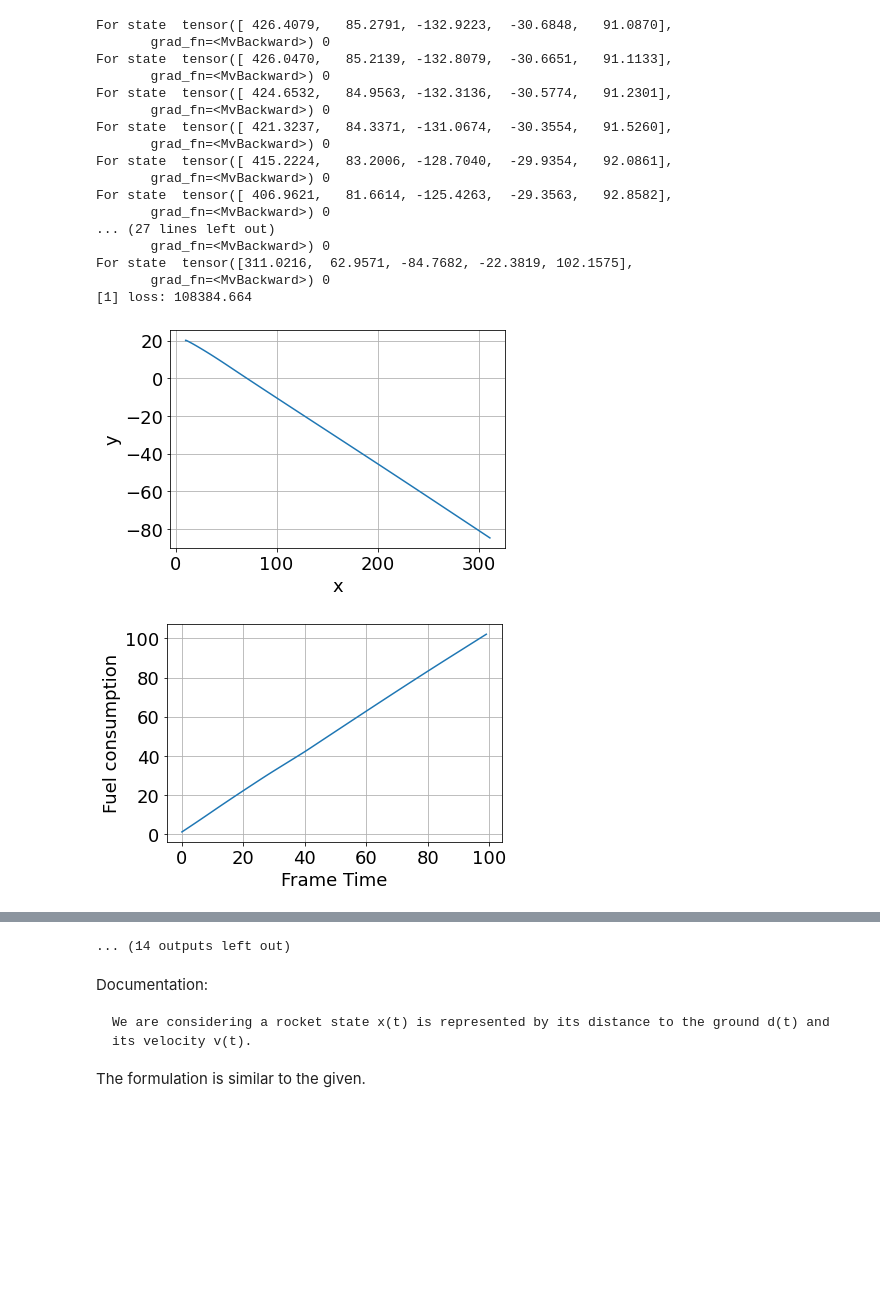
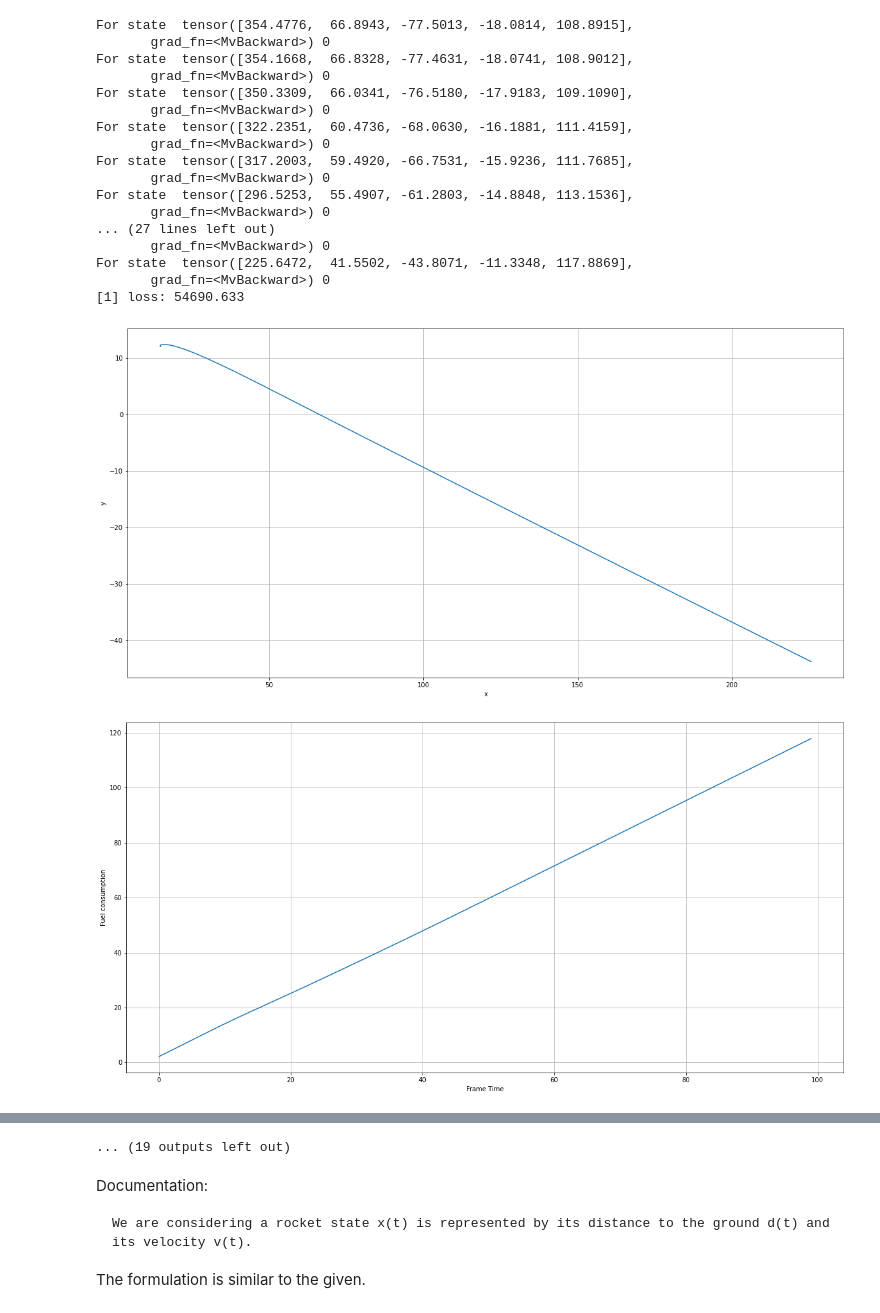
Before and after one commit to Yoneshwar/MAE-598-Design-Optimizations-Class-works, a Jupyter notebook: Project 1 NEW.ipynb, the cells around one changed output, grey strips where cells are left out. Saved outputs shown, nothing was run; the diff lists cells and outputs as text; code cells hidden in the pictures; blank space fills up the shorter version.

```diff
--- a/Project 1 NEW.ipynb
+++ b/Project 1 NEW.ipynb
@@ -125,8 +129,8 @@ class Simulation(nn.Module):
 
     @staticmethod
     def initialize_state():
-        # initial position of the rocket is set at (10, 20) with zero initial velocity
-        state = [10.0, -2.0, 20.0, 1.0, 0]
+        # initial position of the rocket is set at (15, 12)
+        state = [15, -2.0, 12, 1.0, 1.0]
         return t.tensor(state, requires_grad=False).float()
 
     # calculation of the loss function
@@ -175,6 +179,7 @@ class Optimize:
         q_y1 = data[:, 2]
         plt.xlabel('x')
         plt.ylabel('y')
+        rcParams['figure.figsize'] = 20, 10
         plt.plot(p_x1, q_y1)
         plt.grid()
         plt.show()
@@ -183,6 +188,7 @@ class Optimize:
         fuel = data[:, 4]
         plt.xlabel('Frame Time')
         plt.ylabel('Fuel consumption')
+        rcParams['figure.figsize'] = 20, 10
         plt.plot(tt, fuel, label='fuel')
         plt.grid()
         plt.show()
@@ -192,6 +198,7 @@ class Optimize:
         y_boostery = data1[:, 1]
         plt.xlabel('Frame Time')
         plt.ylabel('THRUST status')
+        rcParams['figure.figsize'] = 20, 10
         plt.plot(tt, x_boosterx, label='thrust in x position')
         plt.plot(tt, y_boostery, label='thrust in y position')
         plt.grid()
@@ -201,6 +208,7 @@ class Optimize:
         v_y = data[:, 3]
         plt.xlabel('Frame Time')
         plt.ylabel('VELOCITY (m/s)')
+        rcParams['figure.figsize'] = 20, 10
         plt.plot(tt, v_x,c='m', label='x velocity')
         plt.plot(tt, v_y,c='b', label='y velocity')
         plt.grid()
@@ -208,31 +216,31 @@ class Optimize:
 # %%
 # Now it's time to run the code!
 T = 100  # number of time steps
 dim_input = 5  # state space dimensions
 dim_hidden = 20  # latent dimensions
 dim_output = 2  # action space dimensions
 d = Dynamics()  # define dynamics
 c = Controller(dim_input, dim_hidden, dim_output)  # define controller
 s = Simulation(c, d, T)  # define simulation
 o = Optimize(s)  # define optimizer
-o.train(50)  # solve the optimization problem
+o.train(60)  # solve the optimization problem
 # %% [output]
-For state  tensor([ 426.4079,   85.2791, -132.9223,  -30.6848,   91.0870],
+For state  tensor([354.4776,  66.8943, -77.5013, -18.0814, 108.8915],
        grad_fn=<MvBackward>) 0
-For state  tensor([ 426.0470,   85.2139, -132.8079,  -30.6651,   91.1133],
+For state  tensor([354.1668,  66.8328, -77.4631, -18.0741, 108.9012],
        grad_fn=<MvBackward>) 0
-For state  tensor([ 424.6532,   84.9563, -132.3136,  -30.5774,   91.2301],
+For state  tensor([350.3309,  66.0341, -76.5180, -17.9183, 109.1090],
        grad_fn=<MvBackward>) 0
-For state  tensor([ 421.3237,   84.3371, -131.0674,  -30.3554,   91.5260],
+For state  tensor([322.2351,  60.4736, -68.0630, -16.1881, 111.4159],
        grad_fn=<MvBackward>) 0
-For state  tensor([ 415.2224,   83.2006, -128.7040,  -29.9354,   92.0861],
+For state  tensor([317.2003,  59.4920, -66.7531, -15.9236, 111.7685],
        grad_fn=<MvBackward>) 0
-For state  tensor([ 406.9621,   81.6614, -125.4263,  -29.3563,   92.8582],
+For state  tensor([296.5253,  55.4907, -61.2803, -14.8848, 113.1536],
        grad_fn=<MvBackward>) 0
 ... (27 lines left out)
        grad_fn=<MvBackward>) 0
-For state  tensor([311.0216,  62.9571, -84.7682, -22.3819, 102.1575],
+For state  tensor([225.6472,  41.5502, -43.8071, -11.3348, 117.8869],
        grad_fn=<MvBackward>) 0
-[1] loss: 108384.664
+[1] loss: 54690.633
-[figure, old version]
+[figure, new version]
-[figure, old version]
+[figure, new version]
@@ -280,4 +288,4 @@ For state  tensor([  4.6458,   1.0463,   0.6214,  -2.6841, 128.4212],
-... (14 outputs left out)
+... (19 outputs left out)
 # %% [markdown]
 Documentation:
 
```
Also changed, not shown: parts of 9 cells of this notebook, 1 other file.
